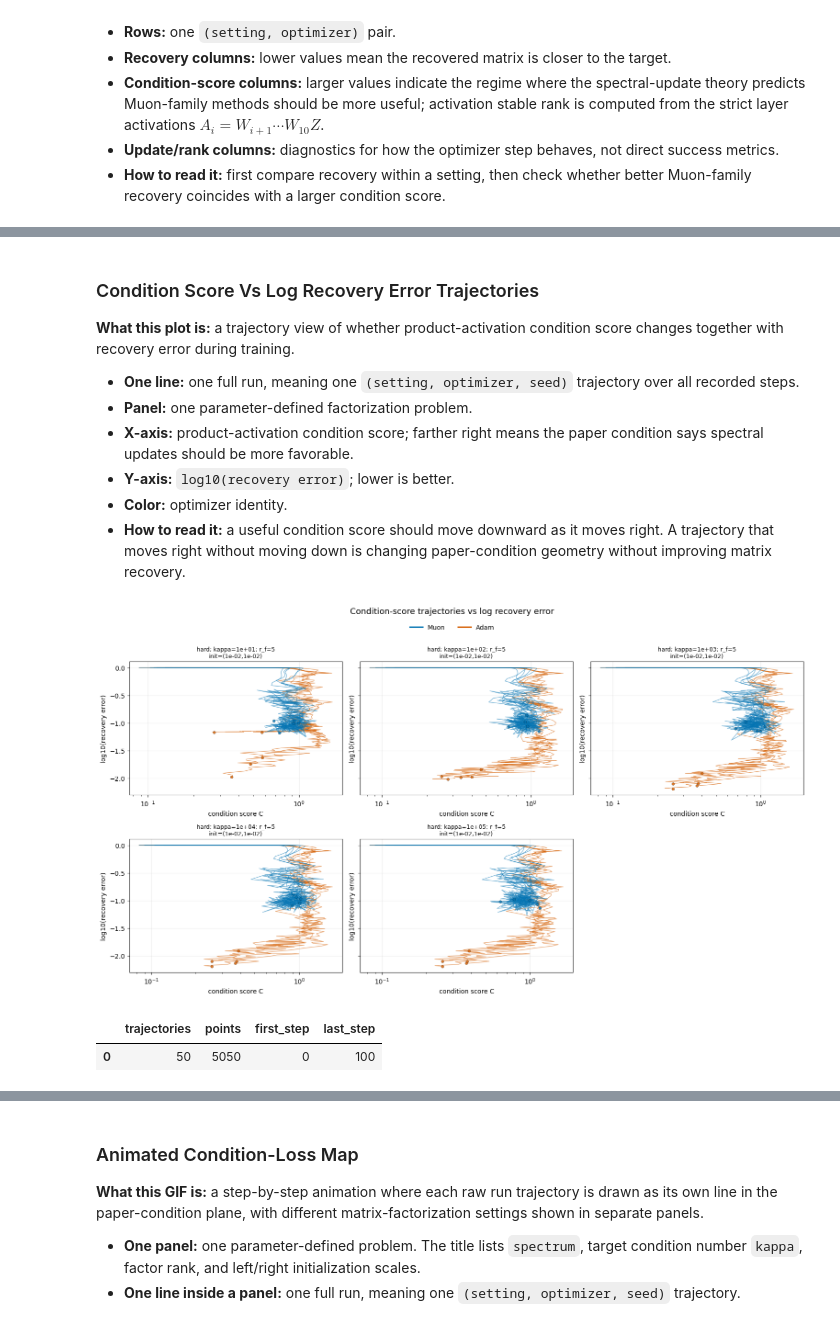
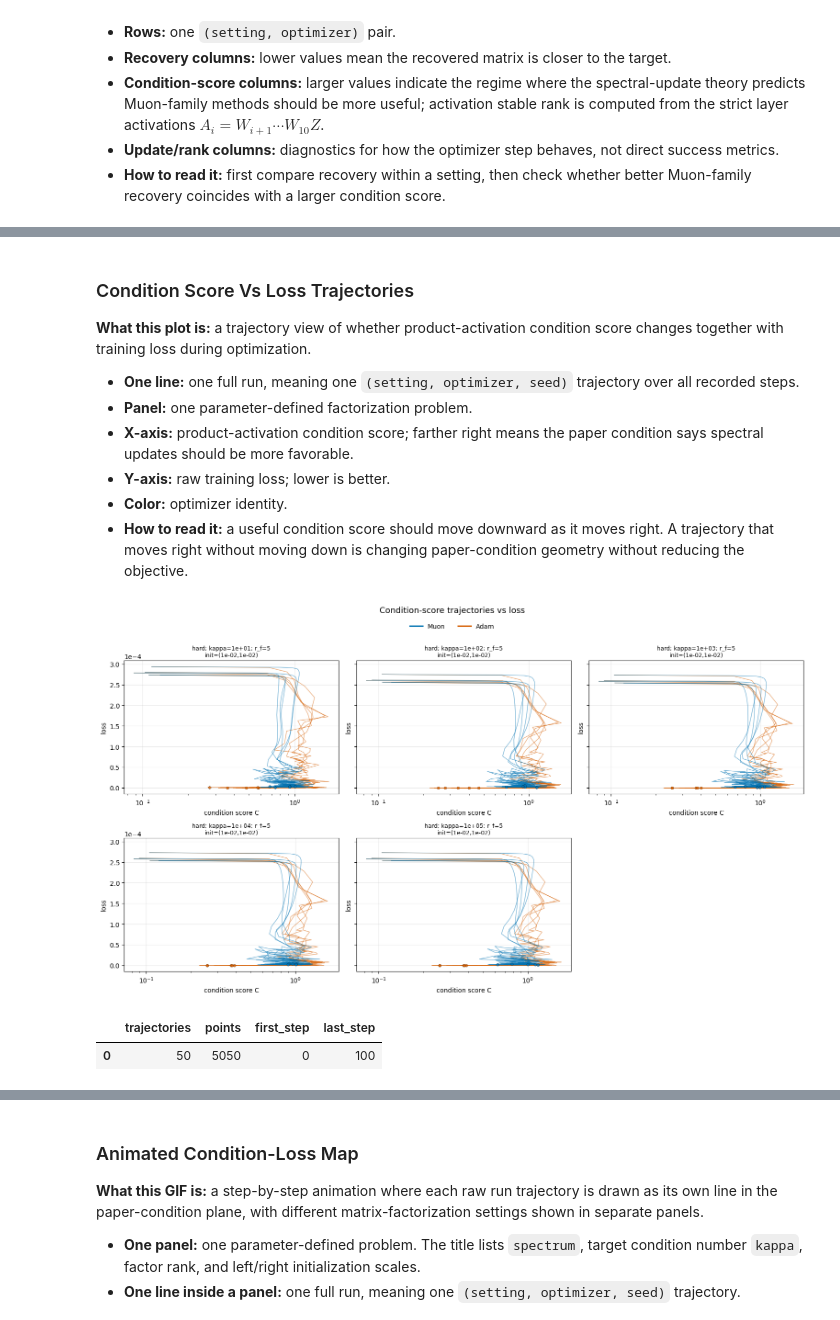
Before and after one commit to TianyangLiu-Work/muonexperiment, a Jupyter notebook: Notebooks/E11_paper_condition_diagnostics_torch.ipynb, the cells around one changed output, grey strips where cells are left out. Cells and saved outputs as stored; diff of their text form; code cells hidden in the pictures.

```diff
--- a/Notebooks/E11_paper_condition_diagnostics_torch.ipynb
+++ b/Notebooks/E11_paper_condition_diagnostics_torch.ipynb
@@ -700,25 +700,27 @@ IPython.display.display(summary.sort_values(["setting", "median_recovery"]))
 | 8 | spectrum=hard; kappa=1e+05; facto... | Adam | 0.007986 | 0.007408 | 0.370661 | 1.119906 | ... |
 | 9 | spectrum=hard; kappa=1e+05; facto... | Muon | 0.095425 | 0.094923 | 0.998796 | 2.632852 | ... |
 # %% [markdown]
-### Condition Score Vs Log Recovery Error Trajectories
+### Condition Score Vs Loss Trajectories
 
-**What this plot is:** a trajectory view of whether product-activation condition score changes together with recovery error during training.
+**What this plot is:** a trajectory view of whether product-activation condition score changes together with training loss during optimization.
 
 - **One line:** one full run, meaning one `(setting, optimizer, seed)` trajectory over all recorded steps.
 - **Panel:** one parameter-defined factorization problem.
 - **X-axis:** product-activation condition score; farther right means the paper condition says spectral updates should be more favorable.
-- **Y-axis:** `log10(recovery error)`; lower is better.
+- **Y-axis:** raw training loss; lower is better.
 - **Color:** optimizer identity.
-- **How to read it:** a useful condition score should move downward as it moves right. A trajectory that moves right without moving down is changing paper-condition geometry without improving matrix recovery.
+- **How to read it:** a useful condition score should move downward as it moves right. A trajectory that moves right without moving down is changing paper-condition geometry without reducing the objective.
 # %%
 PLOT_ALGOS = ALGOS
 condition_error_rows = runs[
     runs["algo"].isin(PLOT_ALGOS)
     & np.isfinite(runs["condition_score"])
     & (runs["condition_score"] > 0)
+    & np.isfinite(runs["loss"])
     & np.isfinite(runs["recovery_error"])
 ].copy()
 condition_error_rows["condition_score_plot"] = condition_error_rows["condition_score"].clip(lower=1e-12)
+condition_error_rows["loss_plot"] = condition_error_rows["loss"]
 condition_error_rows["log_recovery_error"] = np.log10(condition_error_rows["recovery_error"].clip(lower=1e-12))
 condition_error_rows = condition_error_rows.sort_values(["setting", "algo", "seed", "run_id", "step"]).reset_index(drop=True)
 
@@ -736,7 +738,7 @@ for ax, setting in zip(axes_flat, condition_settings):
         color = plotting.algorithm_color(algo)
         ax.plot(
             group["condition_score_plot"],
-            group["log_recovery_error"],
+            group["loss_plot"],
             color=color,
             linewidth=0.9,
             alpha=alpha,
@@ -744,42 +746,43 @@ for ax, setting in zip(axes_flat, condition_settings):
         final = group.iloc[-1]
         ax.scatter(
             final["condition_score_plot"],
-            final["log_recovery_error"],
+            final["loss_plot"],
             color=color,
             edgecolors="black",
             linewidths=0.25,
             s=18,
             alpha=0.80,
             zorder=3,
         )
     ax.set_xscale("log")
     ax.set_title(format_problem_title(setting), fontsize=9)
     ax.set_xlabel("condition score C")
-    ax.set_ylabel("log10(recovery error)")
+    ax.set_ylabel("loss")
+    ax.ticklabel_format(axis="y", style="sci", scilimits=(0, 0))
     ax.grid(alpha=0.25)
 for ax in axes_flat[len(condition_settings):]:
     ax.axis("off")
 handles = [Line2D([0], [0], color=plotting.algorithm_color(algo), lw=2.2, label=algo) for algo in PLOT_ALGOS]
 fig.legend(handles=handles, loc="upper center", ncol=len(handles), bbox_to_anchor=(0.5, 1.015), frameon=False)
-fig.suptitle("Condition-score trajectories vs log recovery error", y=1.045, fontsize=13)
+fig.suptitle("Condition-score trajectories vs loss", y=1.045, fontsize=13)
 fig.tight_layout()
 plt.show()
 
 final_condition_trajectory_rows = condition_error_rows.loc[
     condition_error_rows.groupby("run_id", observed=True)["step"].idxmax()
 ]
 IPython.display.display(pd.DataFrame([{
     "trajectories": int(condition_error_rows["run_id"].nunique()),
     "points": int(len(condition_error_rows)),
     "first_step": int(condition_error_rows["step"].min()),
     "last_step": int(condition_error_rows["step"].max()),
 }]))
 IPython.display.display(
-    final_condition_trajectory_rows.sort_values("recovery_error")[
-        ["setting", "algo", "seed", "step", "condition_score", "log_recovery_error", "recovery_error"]
+    final_condition_trajectory_rows.sort_values("loss")[
+        ["setting", "algo", "seed", "step", "condition_score", "loss", "log_recovery_error", "recovery_error"]
     ].head(20)
 )
 # %% [output]
-[figure, old version]
+[figure, new version]
 |  | trajectories | points | first_step | last_step |
 | 0 | 50 | 5050 | 0 | 100 |
```
Also changed, not shown: parts of 7 cells of this notebook.
